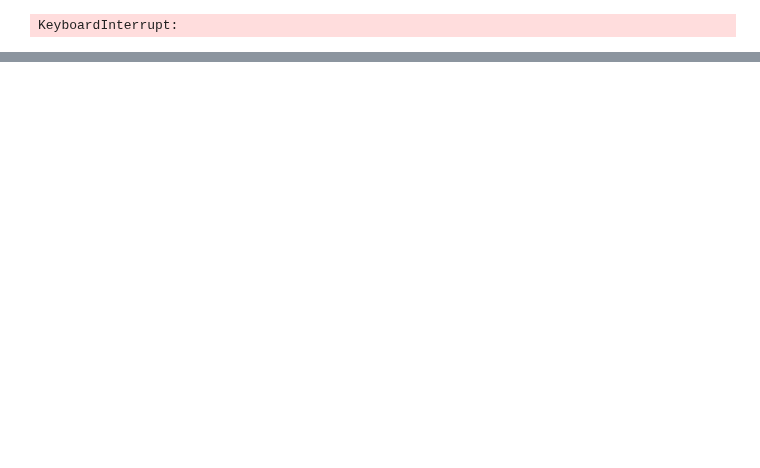
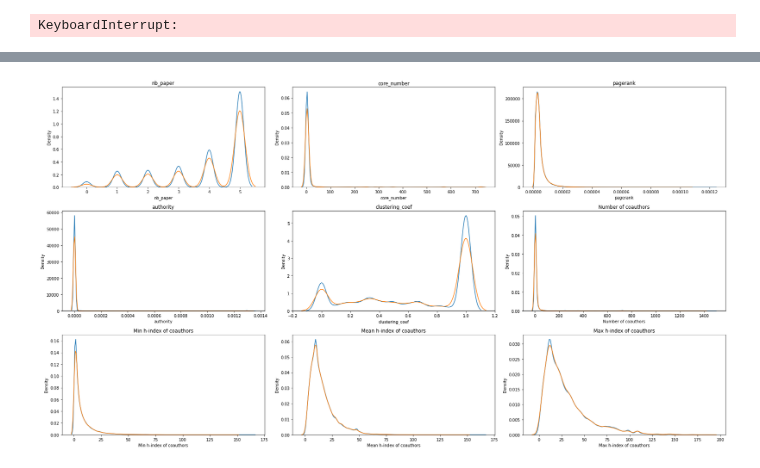
Before and after one commit to gostreap/h_index, a Jupyter notebook: src/features_study.ipynb, the cells around one changed output, grey strips where cells are left out. Drawn from its saved outputs; the diff is of its cells as text; code cells hidden in the pictures; blank space fills up the shorter version.

Commit message:
Update plot

```diff
--- a/src/features_study.ipynb
+++ b/src/features_study.ipynb
@@ -2,6 +2,7 @@
 from preprocess_utils import get_processed_data, select_columns
 train, test = get_processed_data()
 train = select_columns(train)
+test = select_columns(test)
 # %%
 # train["max-min"] = train["max_neighbors_dist_1"] - train["min_neighbors_dist_1"]
 train.describe()
@@ -182,0 +191,24 @@ mean_squared_error(y_test,mod_preds)
+# %%
+from scipy.stats import gaussian_kde
+import matplotlib.pyplot as plt
+
+import seaborn as sns
+
+def compare_dist(ax, feature, i=0):
+    sns.kdeplot(train[feature], label="train", ax=ax)
+    sns.kdeplot(test[feature], label="test", ax=ax)
+
+
+def numeric_tile(plot_func):
+    fig, axs = plt.subplots(3, 3, figsize=(24, 13))
+    axs = axs.flatten()
+
+    for i, (ax, col) in enumerate(zip(axs, train.columns.tolist()[2:11])):
+        plot_func(ax, col, i)
+        ax.set_title(col)
+    plt.tight_layout()
+
+numeric_tile(compare_dist)
+plt.savefig('books_read.png', dpi=300)
+# %% [output]
+[figure, added]
```
Also changed, not shown: parts of 5 cells of this notebook.
